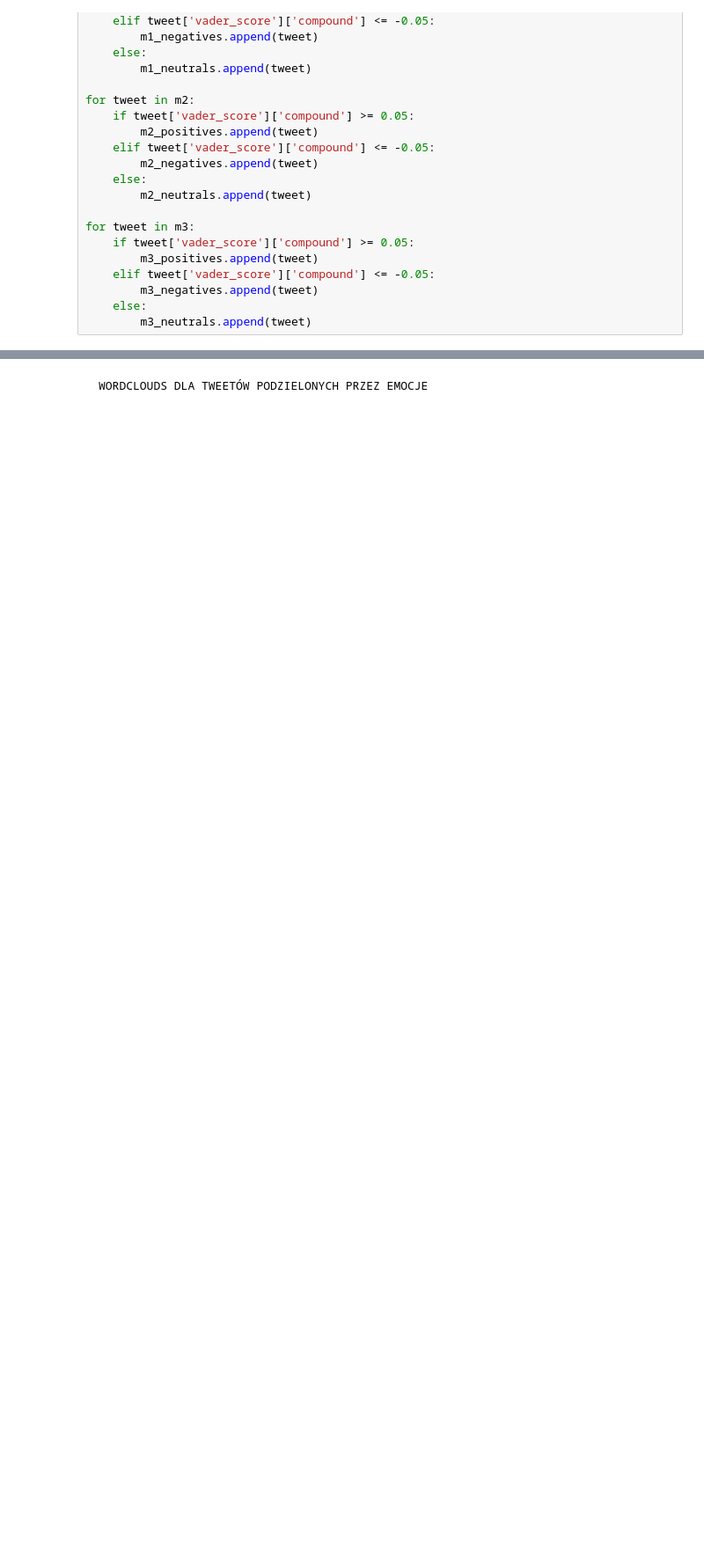
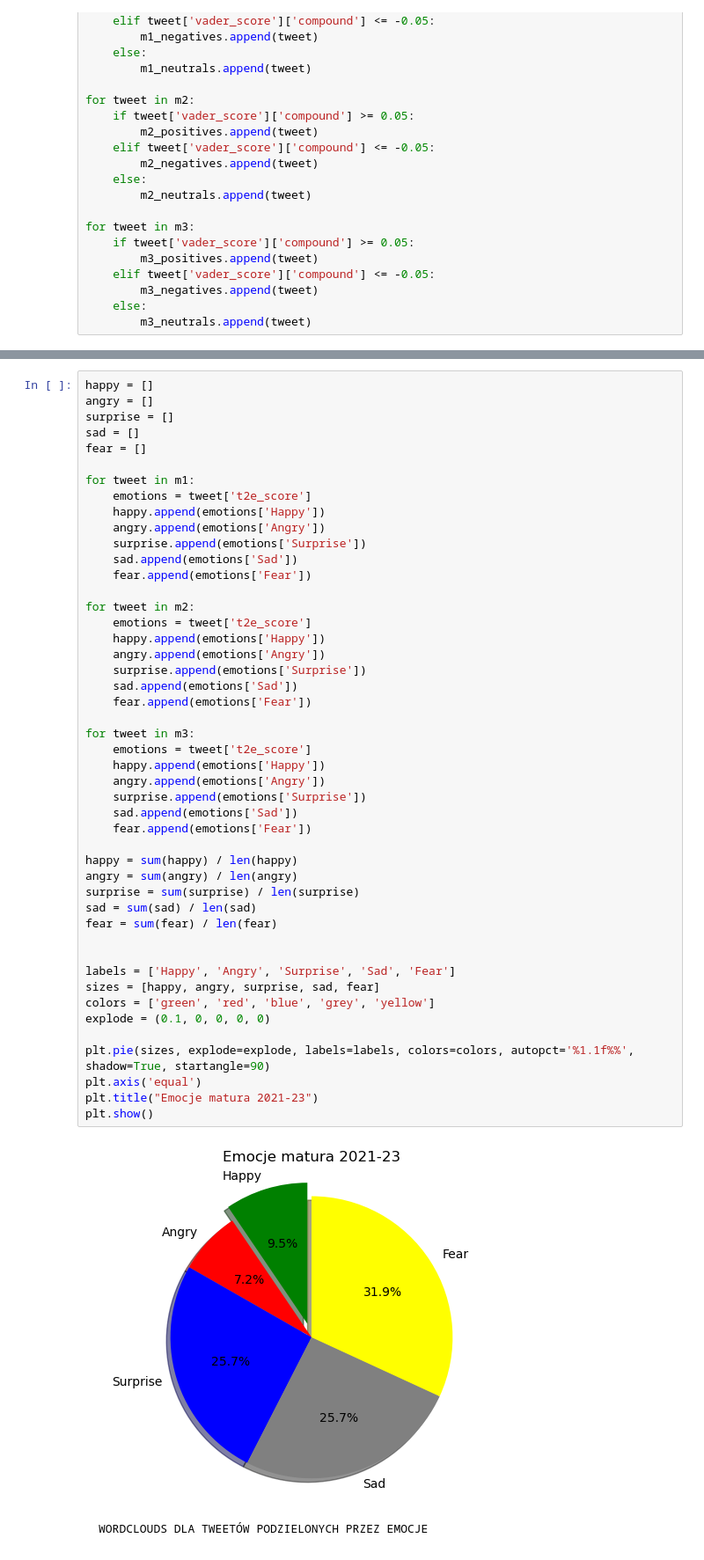
Before and after one commit to stoooodnia/IO, a Jupyter notebook: projektDomowy3/twitter.ipynb, the cells around one changed output, grey strips where cells are left out. Shown at 88% size. Drawn from its saved outputs; the diff is of its cells as text; blank space fills up the shorter version.

```diff
--- a/projektDomowy3/twitter.ipynb
+++ b/projektDomowy3/twitter.ipynb
@@ -279,3 +390,52 @@ plt.show()
+# %%
+happy = []
+angry = []
+surprise = []
+sad = []
+fear = []
+
+for tweet in m1:
+    emotions = tweet['t2e_score']
+    happy.append(emotions['Happy'])
+    angry.append(emotions['Angry'])
+    surprise.append(emotions['Surprise'])
+    sad.append(emotions['Sad'])
+    fear.append(emotions['Fear'])
+
+for tweet in m2:
+    emotions = tweet['t2e_score']
+    happy.append(emotions['Happy'])
+    angry.append(emotions['Angry'])
+    surprise.append(emotions['Surprise'])
+    sad.append(emotions['Sad'])
+    fear.append(emotions['Fear'])
+
+for tweet in m3:
+    emotions = tweet['t2e_score']
+    happy.append(emotions['Happy'])
+    angry.append(emotions['Angry'])
+    surprise.append(emotions['Surprise'])
+    sad.append(emotions['Sad'])
+    fear.append(emotions['Fear'])
+
+happy = sum(happy) / len(happy)
+angry = sum(angry) / len(angry)
+surprise = sum(surprise) / len(surprise)
+sad = sum(sad) / len(sad)
+fear = sum(fear) / len(fear)
+
+
+labels = ['Happy', 'Angry', 'Surprise', 'Sad', 'Fear']
+sizes = [happy, angry, surprise, sad, fear]
+colors = ['green', 'red', 'blue', 'grey', 'yellow']
+explode = (0.1, 0, 0, 0, 0)
+
+plt.pie(sizes, explode=explode, labels=labels, colors=colors, autopct='%1.1f%%', shadow=True, startangle=90)
+plt.axis('equal')
+plt.title("Emocje matura 2021-23")
+plt.show()
+# %% [output]
+[figure, added]
 # %% [markdown]
     WORDCLOUDS DLA TWEETÓW PODZIELONYCH PRZEZ EMOCJE
 # %%
```
Also changed, not shown: parts of 17 cells of this notebook, 3 other files.
